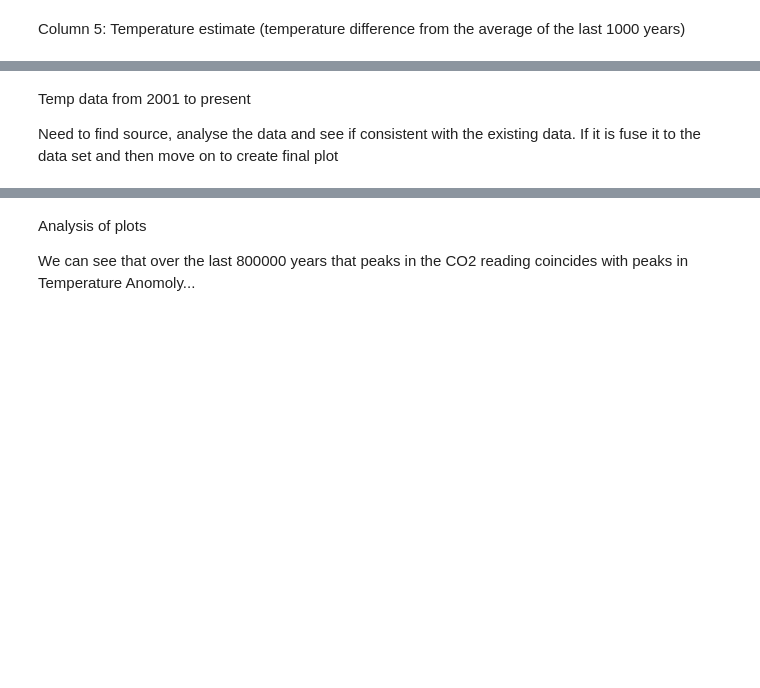
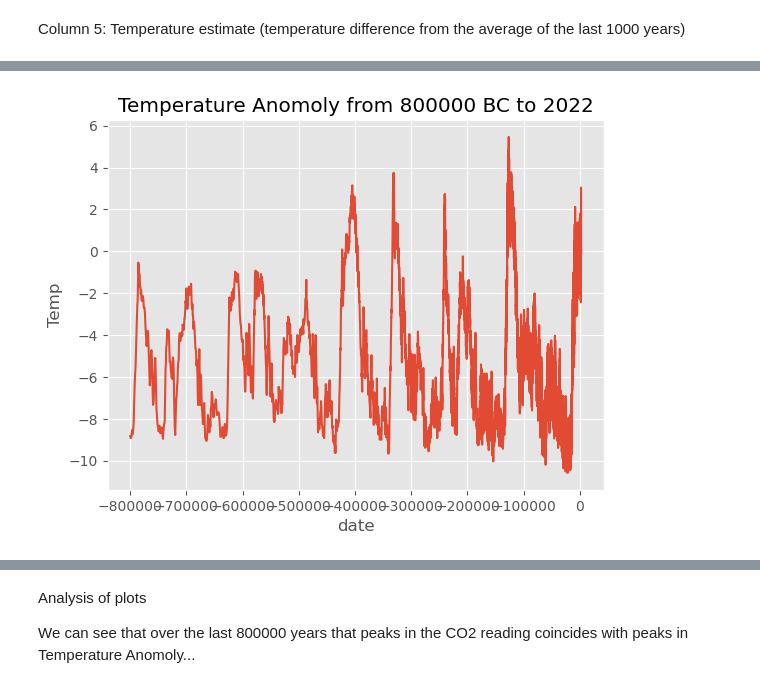
Before and after one commit to PeeBs68/prog_da_project2, a Jupyter notebook: project2.ipynb, the cells around one changed output, grey strips where cells are left out. Drawn from its saved outputs; the diff is of its cells as text; code cells hidden in the pictures; blank space fills up the shorter version.

```diff
--- a/project2.ipynb
+++ b/project2.ipynb
@@ -251,4 +180,0 @@ sns.lineplot(temp1_df, x='date', y='Temp');
-# %% [markdown]
-Temp data from 2001 to present
-
-Need to find source, analyse the data and see if consistent with the existing data. If it is fuse it to the data set and then move on to create final plot
@@ -254,0 +195,5 @@ Need to find source, analyse the data and see if consistent with the existing da
+# %%
+# plot the Temperature Anomoly data for -800000 to 2022 - temperature difference from the average of the last 1000 years
+sns.lineplot(data=final_df_2, x='date', y='Temp').set(title='Temperature Anomoly from 800000 BC to 2022');
+# %% [output]
+[figure, added]
```
Also changed, not shown: parts of 15 cells of this notebook, 2 other files.
